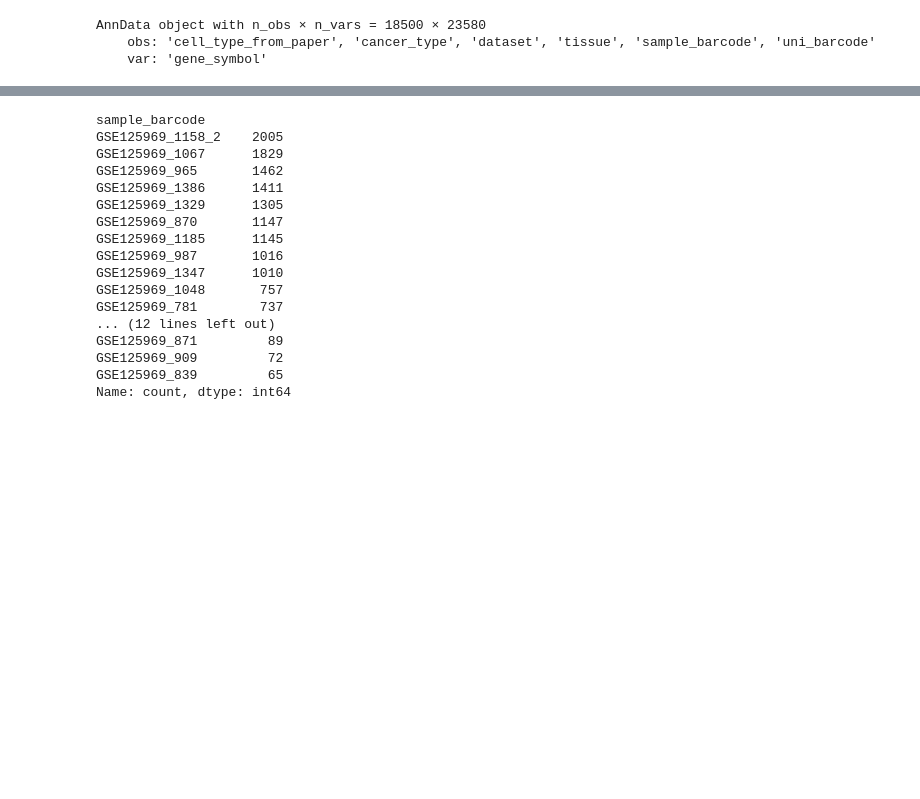
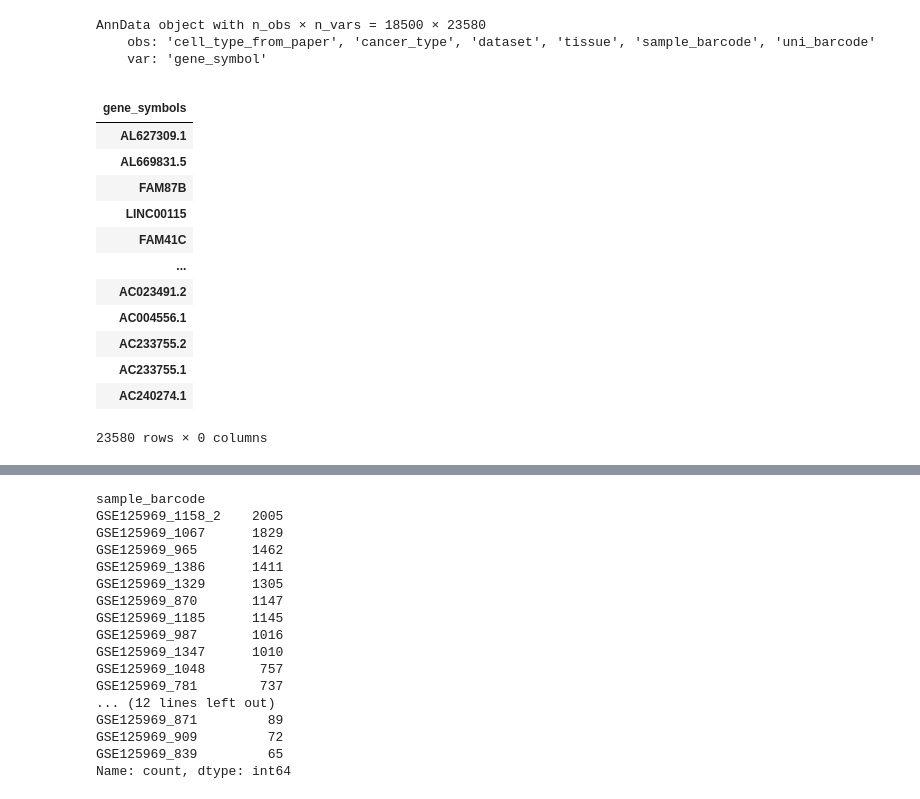
Before and after one commit to tuonglab/pan-paedcancer-scrnaseq, a Jupyter notebook: notebooks/GSE125969.ipynb, the cells around one changed output, grey strips where cells are left out. Saved outputs shown, nothing was run; the diff lists cells and outputs as text; code cells hidden in the pictures; blank space fills up the shorter version.

Commit message:
update the index of .var for GSE125969

```diff
--- a/notebooks/GSE125969.ipynb
+++ b/notebooks/GSE125969.ipynb
@@ -167,3 +167,24 @@ print(sample)
 AnnData object with n_obs × n_vars = 18500 × 23580
     obs: 'cell_type_from_paper', 'cancer_type', 'dataset', 'tissue', 'sample_barcode', 'uni_barcode'
     var: 'gene_symbol'
+# %%
+sample.var.set_index('gene_symbol', drop=True, inplace=True)
+sample.var.rename_axis('gene_symbols', inplace=True)
+sample.write_h5ad(output, compression="gzip")
+# %%
+sample.var
+# %% [output]
+|  |
+| gene_symbols |
+| AL627309.1 |
+| AL669831.5 |
+| FAM87B |
+| LINC00115 |
+| FAM41C |
+| ... |
+| AC023491.2 |
+| AC004556.1 |
+| AC233755.2 |
+| AC233755.1 |
+| AC240274.1 |
+23580 rows × 0 columns
```
Also changed, not shown: parts of 2 cells of this notebook.
